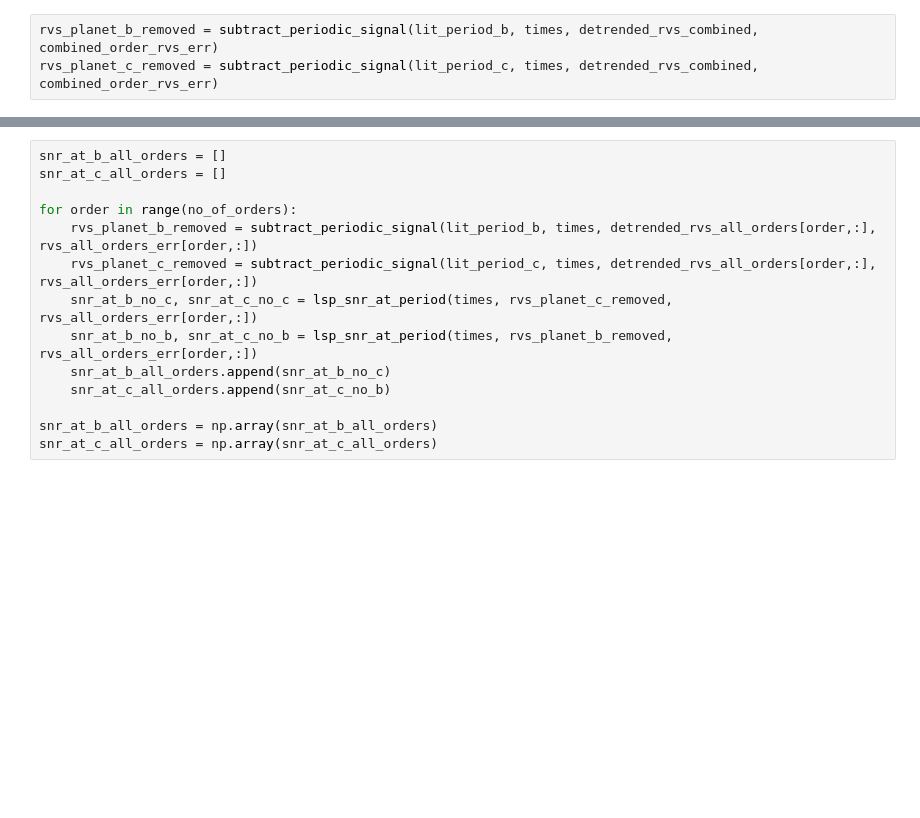
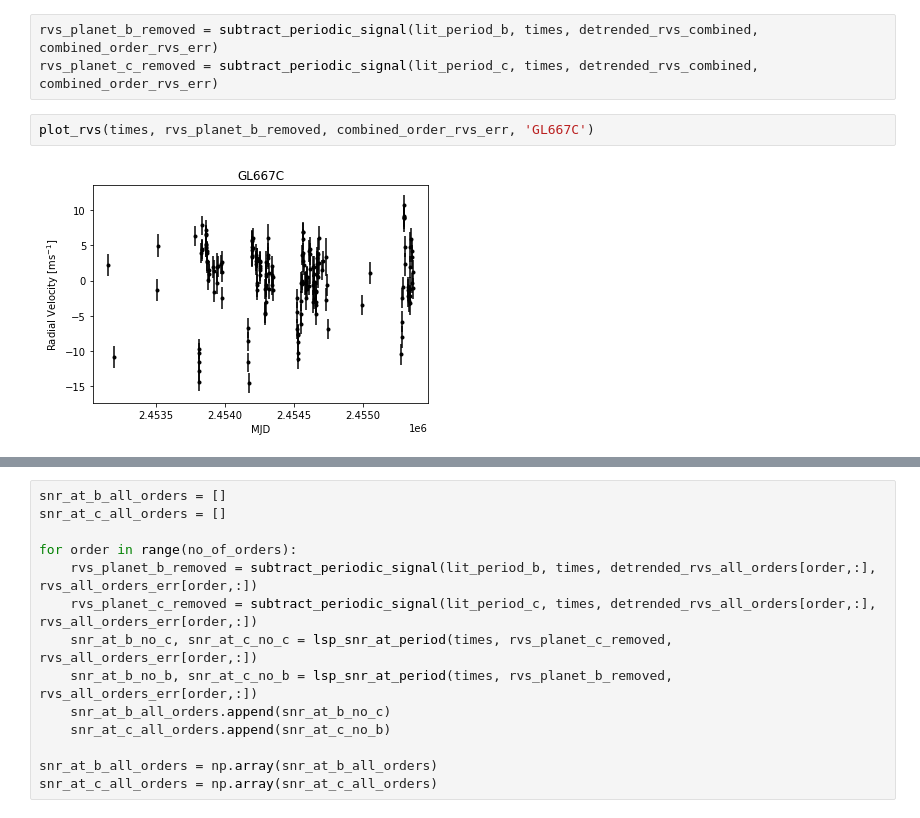
Before and after one commit to andrewjjolly/wobble_precision, a Jupyter notebook: scripts/wobble_precision_notebook.ipynb, the cells around one changed output, grey strips where cells are left out. Drawn from its saved outputs; the diff is of its cells as text; blank space fills up the shorter version.

```diff
--- a/scripts/wobble_precision_notebook.ipynb
+++ b/scripts/wobble_precision_notebook.ipynb
@@ -269,3 +272,7 @@ detrended_rvs_all_orders, residual_trends, residual_trends_err = detrend_order_r
 # %%
 rvs_planet_b_removed = subtract_periodic_signal(lit_period_b, times, detrended_rvs_combined, combined_order_rvs_err)
 rvs_planet_c_removed = subtract_periodic_signal(lit_period_c, times, detrended_rvs_combined, combined_order_rvs_err)
+# %%
+plot_rvs(times, rvs_planet_b_removed, combined_order_rvs_err, 'GL667C')
+# %% [output]
+[figure, added]
```
Also changed, not shown: parts of 25 cells of this notebook, 2 other files.
